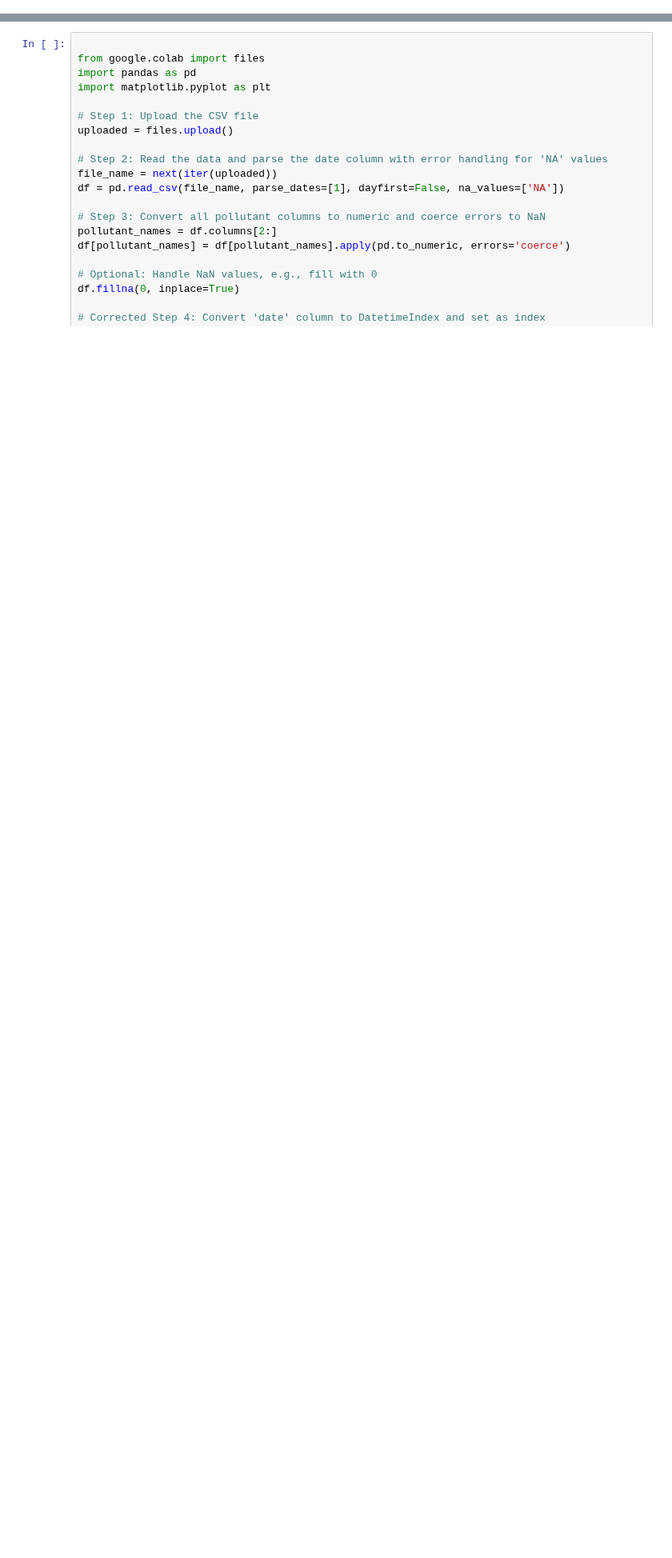
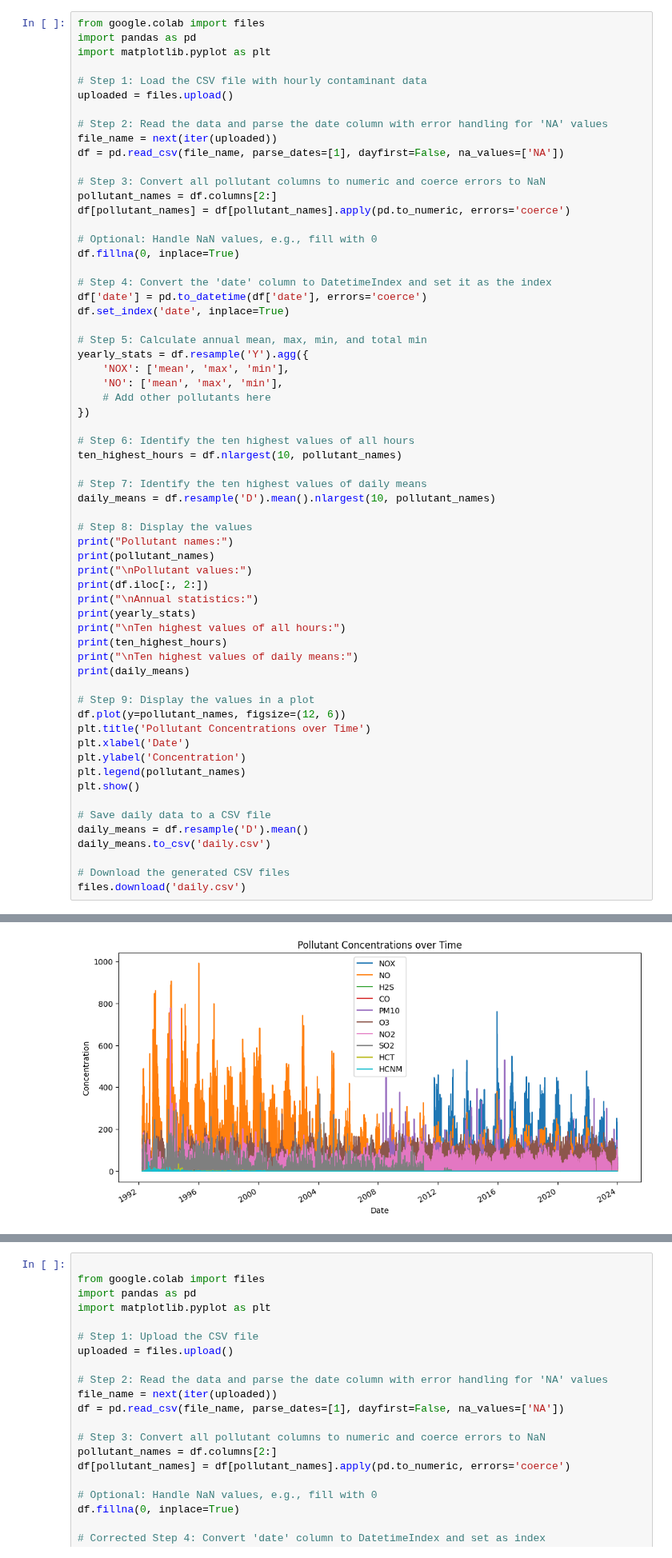
Before and after one commit to drfperez/openair, a Jupyter notebook: Openair1.ipynb, the cells around one changed output, grey strips where cells are left out. Shown at 80% size. Cells and saved outputs as stored; diff of their text form; blank space fills up the shorter version.

```diff
--- a/Openair1.ipynb
+++ b/Openair1.ipynb
@@ -1,2 +1,65 @@
 # %% [markdown]
 <a href="https://colab.research.google.com/github/drfperez/openair/blob/main/Openair1.ipynb" target="_parent"><img src="https://colab.research.google.com/assets/colab-badge.svg" alt="Open In Colab"/></a>
+# %%
+from google.colab import files
+import pandas as pd
+import matplotlib.pyplot as plt
+
+# Step 1: Load the CSV file with hourly contaminant data
+uploaded = files.upload()
+
+# Step 2: Read the data and parse the date column with error handling for 'NA' values
+file_name = next(iter(uploaded))
+df = pd.read_csv(file_name, parse_dates=[1], dayfirst=False, na_values=['NA'])
+
+# Step 3: Convert all pollutant columns to numeric and coerce errors to NaN
+pollutant_names = df.columns[2:]
+df[pollutant_names] = df[pollutant_names].apply(pd.to_numeric, errors='coerce')
+
+# Optional: Handle NaN values, e.g., fill with 0
+df.fillna(0, inplace=True)
+
+# Step 4: Convert the 'date' column to DatetimeIndex and set it as the index
+df['date'] = pd.to_datetime(df['date'], errors='coerce')
+df.set_index('date', inplace=True)
+
+# Step 5: Calculate annual mean, max, min, and total min
+yearly_stats = df.resample('Y').agg({
+    'NOX': ['mean', 'max', 'min'],
+    'NO': ['mean', 'max', 'min'],
+    # Add other pollutants here
+})
+
+# Step 6: Identify the ten highest values of all hours
+ten_highest_hours = df.nlargest(10, pollutant_names)
+
+# Step 7: Identify the ten highest values of daily means
+daily_means = df.resample('D').mean().nlargest(10, pollutant_names)
+
+# Step 8: Display the values
+print("Pollutant names:")
+print(pollutant_names)
+print("\nPollutant values:")
+print(df.iloc[:, 2:])
+print("\nAnnual statistics:")
+print(yearly_stats)
+print("\nTen highest values of all hours:")
+print(ten_highest_hours)
+print("\nTen highest values of daily means:")
+print(daily_means)
+
+# Step 9: Display the values in a plot
+df.plot(y=pollutant_names, figsize=(12, 6))
+plt.title('Pollutant Concentrations over Time')
+plt.xlabel('Date')
+plt.ylabel('Concentration')
+plt.legend(pollutant_names)
+plt.show()
+
+# Save daily data to a CSV file
+daily_means = df.resample('D').mean()
+daily_means.to_csv('daily.csv')
+
+# Download the generated CSV files
+files.download('daily.csv')
+# %% [output]
@@ -2,0 +85 @@
+[figure, added]
```
Also changed, not shown: parts of 3 cells of this notebook.
